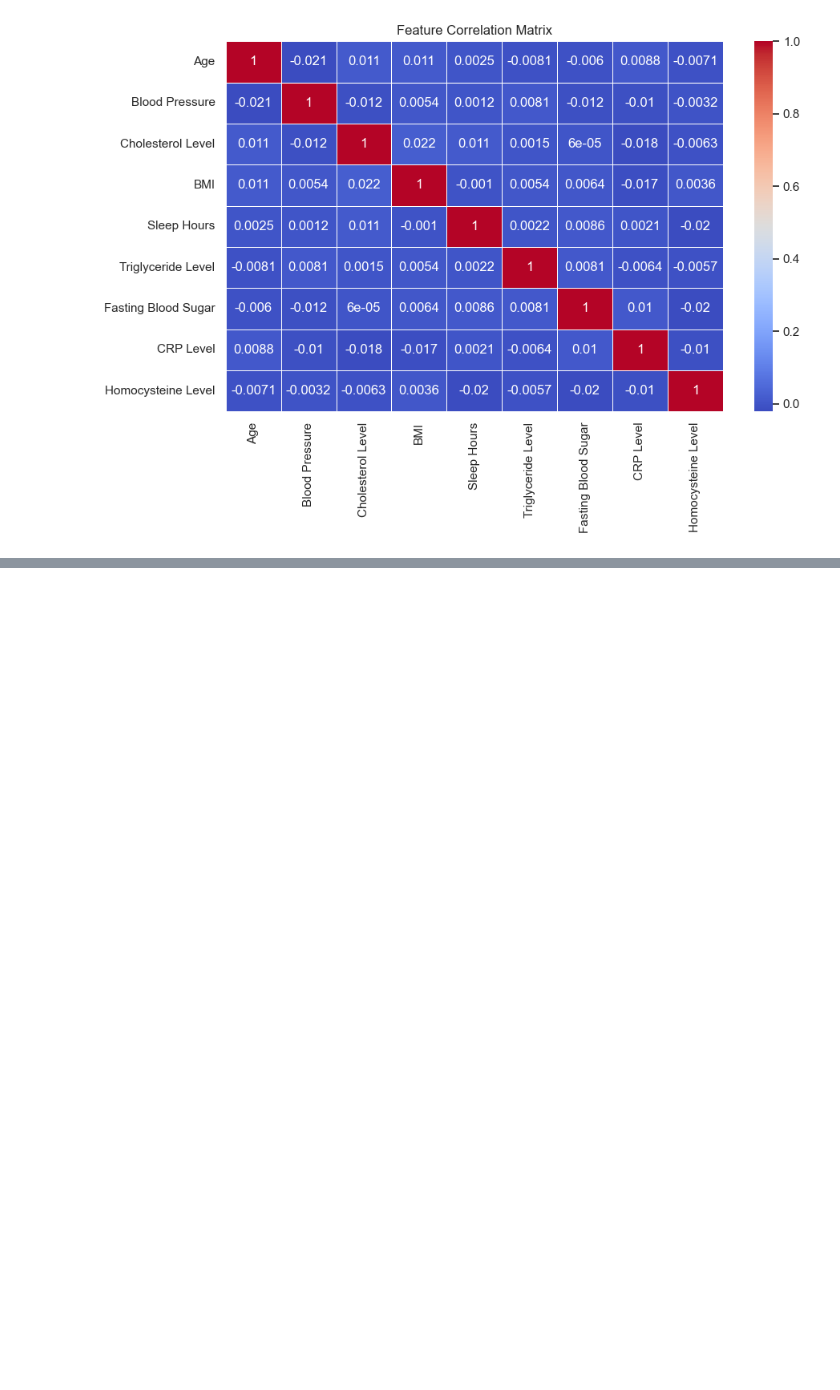
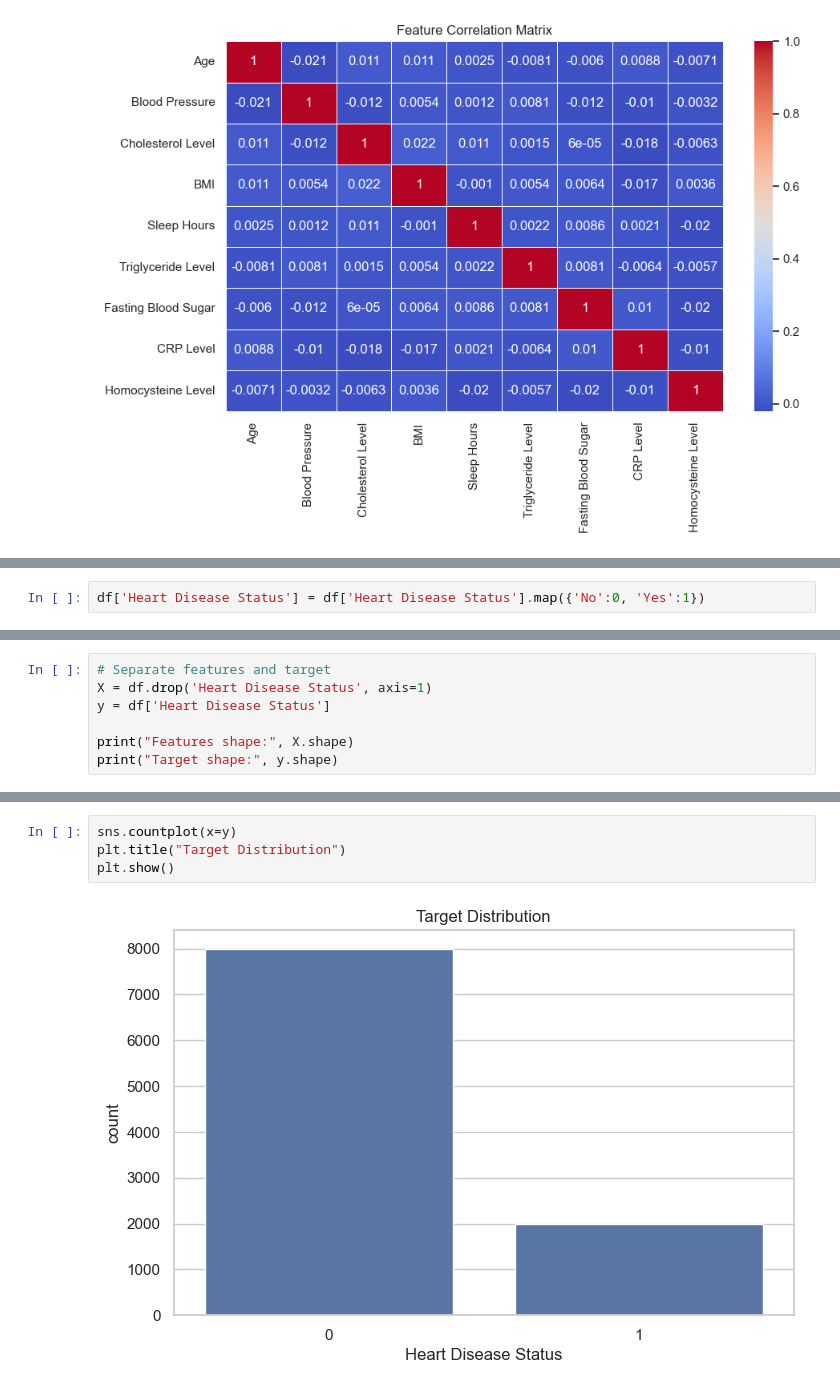
Before and after one commit to seyon1988/Machine-Learning-Programming-Assignment-IT5052, a Jupyter notebook: notebooks/supervised_learning/heart_disease.ipynb, the cells around one changed output, grey strips where cells are left out. Cells and saved outputs as stored; diff of their text form; blank space fills up the shorter version.

```diff
--- a/notebooks/supervised_learning/heart_disease.ipynb
+++ b/notebooks/supervised_learning/heart_disease.ipynb
@@ -134,0 +166,2 @@ plt.show()
+# %%
+df['Heart Disease Status'] = df['Heart Disease Status'].map({'No':0, 'Yes':1})
@@ -134,0 +176,7 @@ plt.show()
+# %%
+# Separate features and target
+X = df.drop('Heart Disease Status', axis=1)
+y = df['Heart Disease Status']
+
+print("Features shape:", X.shape)
+print("Target shape:", y.shape)
@@ -134,0 +255,6 @@ plt.show()
+# %%
+sns.countplot(x=y)
+plt.title("Target Distribution")
+plt.show()
+# %% [output]
+[figure, added]
```
Also changed, not shown: parts of 12 cells of this notebook.
